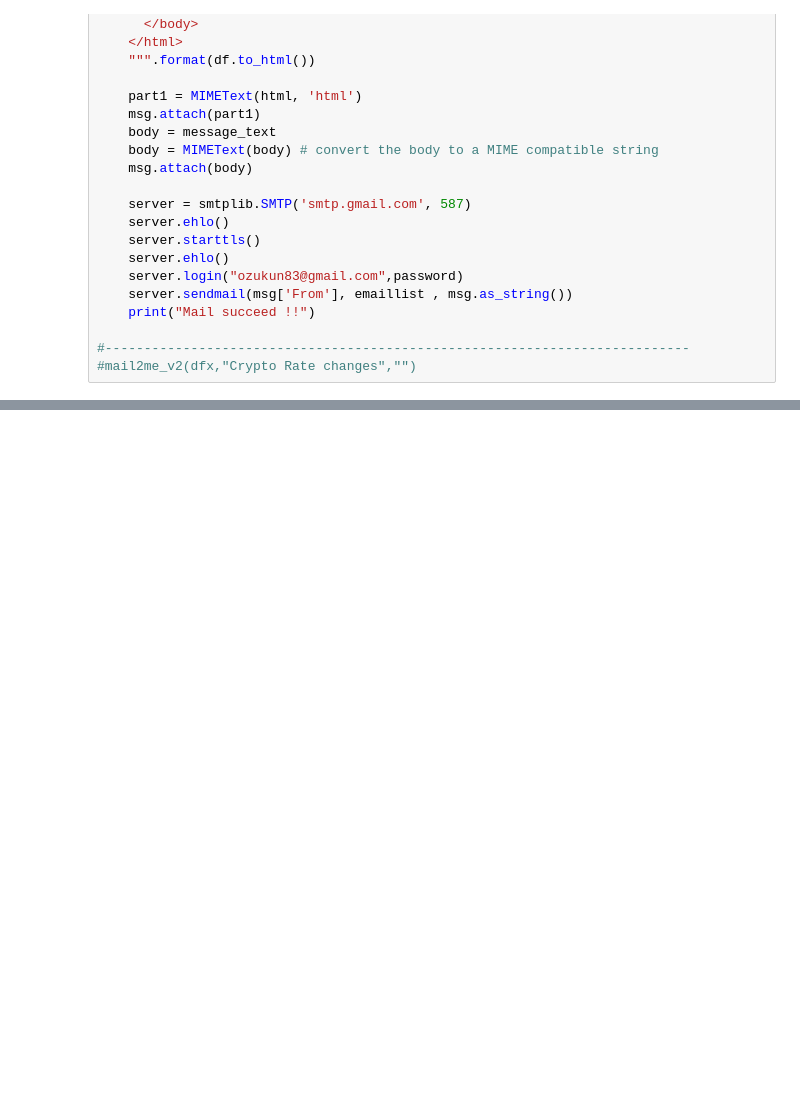
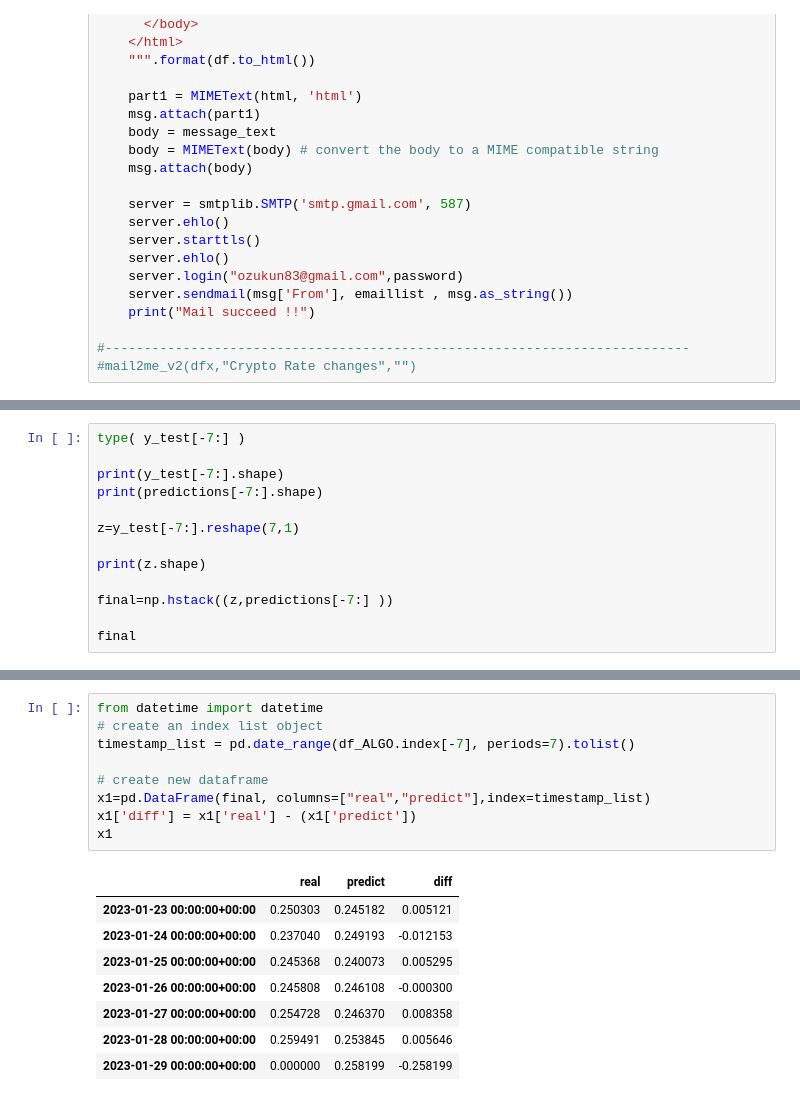
Before and after one commit to ozukun/Crypto_Project, a Jupyter notebook: Crypto_Main.ipynb, the cells around one changed output, grey strips where cells are left out. Saved outputs shown, nothing was run; the diff lists cells and outputs as text; blank space fills up the shorter version.

```diff
--- a/Crypto_Main.ipynb
+++ b/Crypto_Main.ipynb
@@ -625,0 +621,13 @@ print(predictions)
+# %%
+type( y_test[-7:] )
+
+print(y_test[-7:].shape)
+print(predictions[-7:].shape)
+
+z=y_test[-7:].reshape(7,1)
+
+print(z.shape)
+
+final=np.hstack((z,predictions[-7:] ))
+
+final
@@ -625,0 +645,18 @@ print(predictions)
+# %%
+from datetime import datetime
+# create an index list object
+timestamp_list = pd.date_range(df_ALGO.index[-7], periods=7).tolist()
+
+# create new dataframe
+x1=pd.DataFrame(final, columns=["real","predict"],index=timestamp_list)
+x1['diff'] = x1['real'] - (x1['predict'])
+x1
+# %% [output]
+|  | real | predict | diff |
+| 2023-01-23 00:00:00+00:00 | 0.250303 | 0.245182 | 0.005121 |
+| 2023-01-24 00:00:00+00:00 | 0.237040 | 0.249193 | -0.012153 |
+| 2023-01-25 00:00:00+00:00 | 0.245368 | 0.240073 | 0.005295 |
+| 2023-01-26 00:00:00+00:00 | 0.245808 | 0.246108 | -0.000300 |
+| 2023-01-27 00:00:00+00:00 | 0.254728 | 0.246370 | 0.008358 |
+| 2023-01-28 00:00:00+00:00 | 0.259491 | 0.253845 | 0.005646 |
+| 2023-01-29 00:00:00+00:00 | 0.000000 | 0.258199 | -0.258199 |
```
Also changed, not shown: parts of 12 cells of this notebook.
